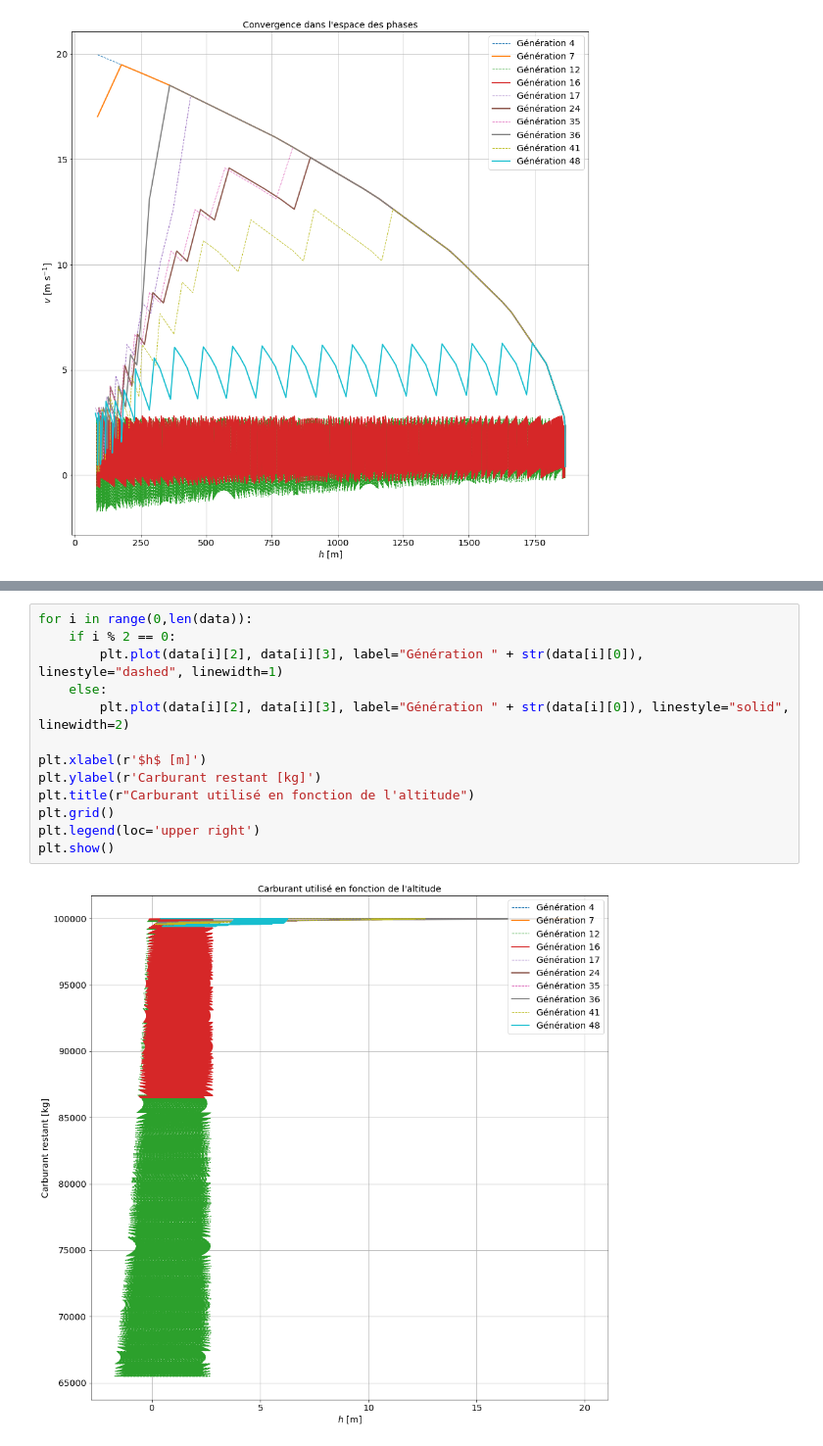
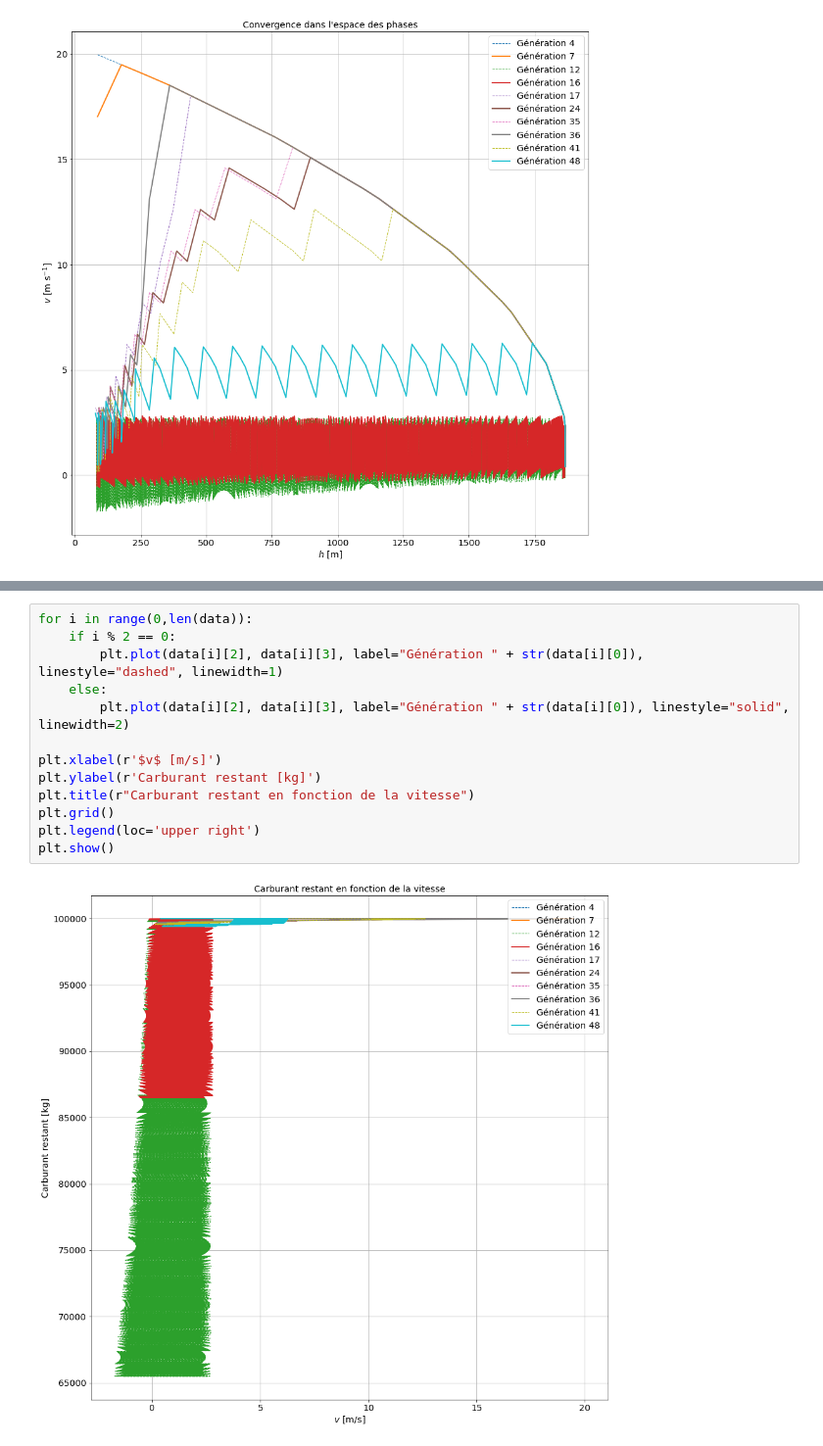
Before and after one commit to jakbay/mnp_project, a Jupyter notebook: data_analysis.ipynb, the cells around one changed output, grey strips where cells are left out. Shown at 98% size. Drawn from its saved outputs; the diff is of its cells as text.

```diff
--- a/data_analysis.ipynb
+++ b/data_analysis.ipynb
@@ -75,18 +75,18 @@ plt.show()
 # %%
 for i in range(0,len(data)):
     if i % 2 == 0:
         plt.plot(data[i][2], data[i][3], label="Génération " + str(data[i][0]), linestyle="dashed", linewidth=1)
     else:
         plt.plot(data[i][2], data[i][3], label="Génération " + str(data[i][0]), linestyle="solid", linewidth=2)
 
-plt.xlabel(r'$h$ [m]')
+plt.xlabel(r'$v$ [m/s]')
 plt.ylabel(r'Carburant restant [kg]')
-plt.title(r"Carburant utilisé en fonction de l'altitude")
+plt.title(r"Carburant restant en fonction de la vitesse")
 plt.grid()
 plt.legend(loc='upper right')
 plt.show()
 # %% [output]
-[figure, old version]
+[figure, new version]
 # %%
 for i in range(5,len(data)):
     if i % 2 == 0:
```
Also changed, not shown: parts of 3 cells of this notebook, 4 other files.
